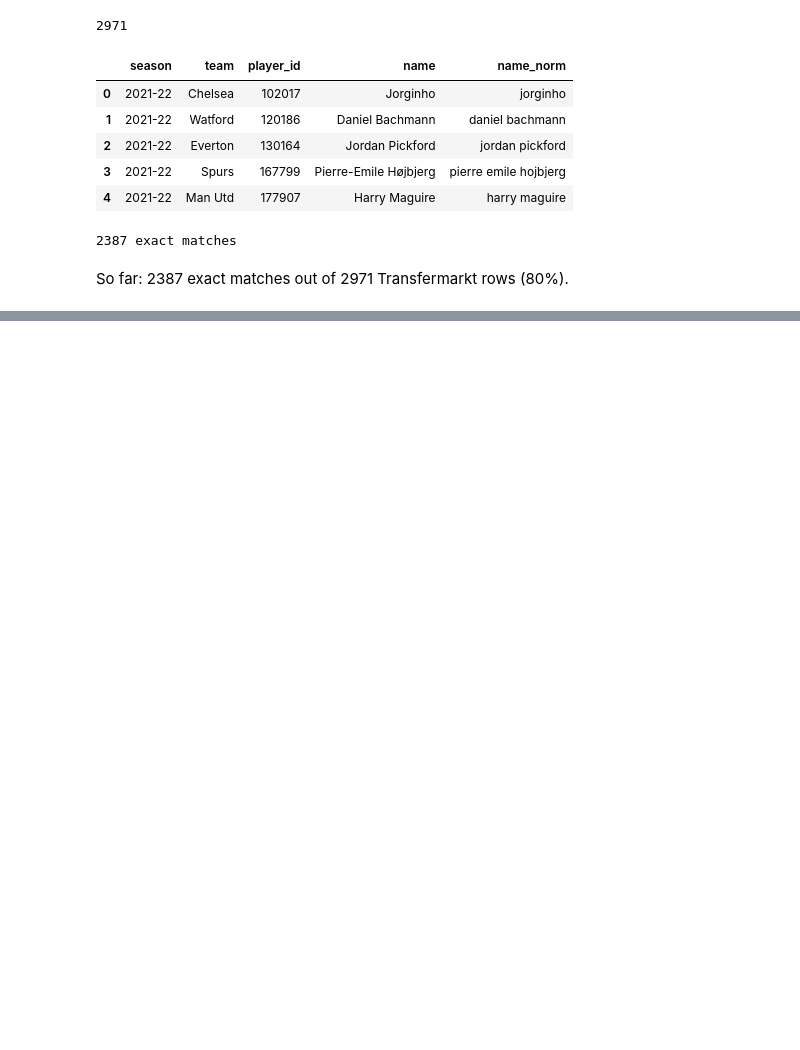
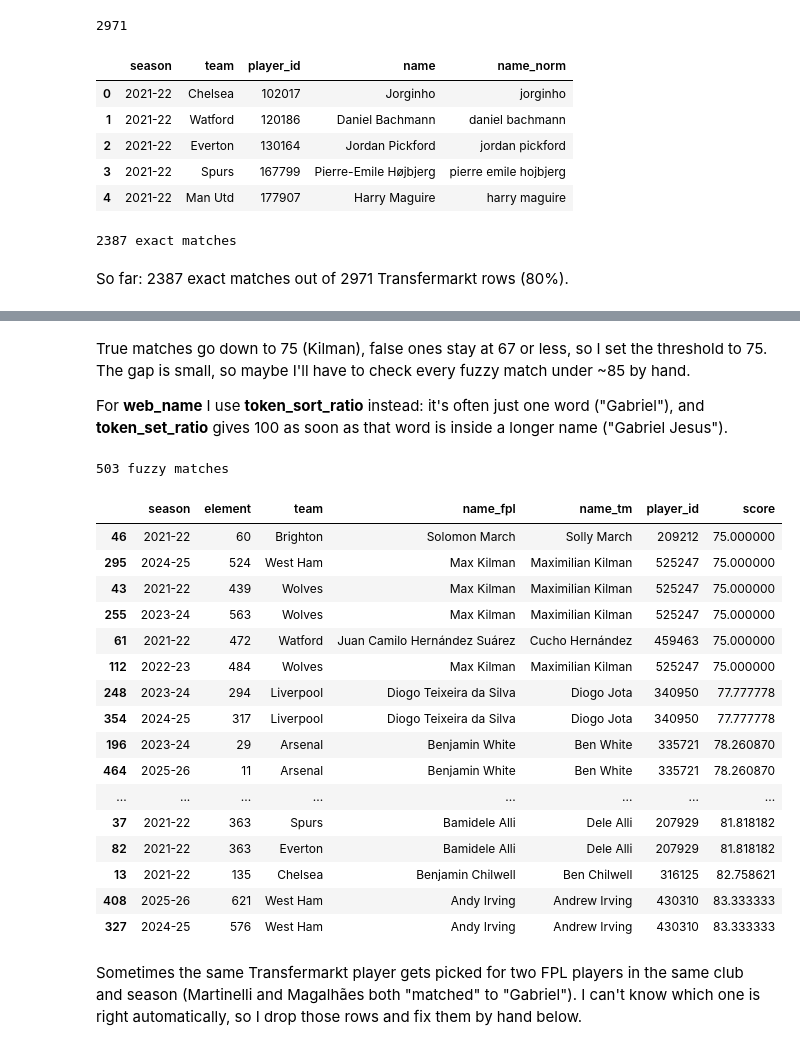
Before and after one commit to b-aissa/scoutpl, a Jupyter notebook: notebooks/02_matching.ipynb, the cells around one changed output, grey strips where cells are left out. Drawn from its saved outputs; the diff is of its cells as text; code cells hidden in the pictures; blank space fills up the shorter version.

Commit message:
Add fuzzy name matching and fixing ambiguous Gabriels by hand

```diff
--- a/notebooks/02_matching.ipynb
+++ b/notebooks/02_matching.ipynb
@@ -217,0 +246,57 @@ So far: 2387 exact matches out of 2971 Transfermarkt rows (80%).
+# %% [markdown]
+True matches go down to 75 (Kilman), false ones stay at 67 or less, so I set the threshold to 75. The gap is small, so maybe I'll have to check every fuzzy match under ~85 by hand.
+
+For **web_name** I use **token_sort_ratio** instead: it's often just one word ("Gabriel"), and **token_set_ratio** gives 100 as soon as that word is inside a longer name ("Gabriel Jesus").
+# %%
+# FPL rows and TM rows not matched exactly yet
+matched_fpl = exact[["season", "element", "team"]]
+matched_tm = exact[["season", "team", "player_id"]]
+
+fpl_left = fpl_side.merge(matched_fpl, how="left", indicator=True)
+fpl_left = fpl_left[fpl_left["_merge"] == "left_only"].drop(columns="_merge")
+
+tm_left = tm_side.merge(matched_tm, how="left", indicator=True)
+tm_left = tm_left[tm_left["_merge"] == "left_only"].drop(columns="_merge")
+
+LIMIT = 75
+
+fuzzy_rows = []
+for _, p in fpl_left.iterrows():
+    # candidates: same season and club only
+    candidates = tm_left[(tm_left["season"] == p["season"]) & (tm_left["team"] == p["team"])]
+    best_id, best_score, best_name = None, 0, None
+    for _, c in candidates.iterrows():
+        # best of full name and web_name
+        score = max(fuzz.token_set_ratio(p["name_norm"], c["name_norm"]),
+                    fuzz.token_sort_ratio(p["web_norm"], c["name_norm"]))  # stricter for short names
+        if score > best_score:
+            best_id, best_score, best_name = c["player_id"], score, c["name"]
+    if best_score >= LIMIT:
+        fuzzy_rows.append({"season": p["season"], "element": p["element"], "team": p["team"],
+                           "name_fpl": p["name"], "name_tm": best_name,
+                           "player_id": best_id, "score": best_score})
+
+fuzzy = pd.DataFrame(fuzzy_rows)
+print(len(fuzzy), "fuzzy matches")
+fuzzy.sort_values("score").head(20)  # lowest scores firstt to check these by hand (all correct, except the Gabriels)
+# %% [output]
+503 fuzzy matches
+|  | season | element | team | name_fpl | name_tm | player_id | score |
+| 46 | 2021-22 | 60 | Brighton | Solomon March | Solly March | 209212 | 75.000000 |
+| 295 | 2024-25 | 524 | West Ham | Max Kilman | Maximilian Kilman | 525247 | 75.000000 |
+| 43 | 2021-22 | 439 | Wolves | Max Kilman | Maximilian Kilman | 525247 | 75.000000 |
+| 255 | 2023-24 | 563 | Wolves | Max Kilman | Maximilian Kilman | 525247 | 75.000000 |
+| 61 | 2021-22 | 472 | Watford | Juan Camilo Hernández Suárez | Cucho Hernández | 459463 | 75.000000 |
+| 112 | 2022-23 | 484 | Wolves | Max Kilman | Maximilian Kilman | 525247 | 75.000000 |
+| 248 | 2023-24 | 294 | Liverpool | Diogo Teixeira da Silva | Diogo Jota | 340950 | 77.777778 |
+| 354 | 2024-25 | 317 | Liverpool | Diogo Teixeira da Silva | Diogo Jota | 340950 | 77.777778 |
+| 196 | 2023-24 | 29 | Arsenal | Benjamin White | Ben White | 335721 | 78.260870 |
+| 464 | 2025-26 | 11 | Arsenal | Benjamin White | Ben White | 335721 | 78.260870 |
+| ... | ... | ... | ... | ... | ... | ... | ... |
+| 37 | 2021-22 | 363 | Spurs | Bamidele Alli | Dele Alli | 207929 | 81.818182 |
+| 82 | 2021-22 | 363 | Everton | Bamidele Alli | Dele Alli | 207929 | 81.818182 |
+| 13 | 2021-22 | 135 | Chelsea | Benjamin Chilwell | Ben Chilwell | 316125 | 82.758621 |
+| 408 | 2025-26 | 621 | West Ham | Andy Irving | Andrew Irving | 430310 | 83.333333 |
+| 327 | 2024-25 | 576 | West Ham | Andy Irving | Andrew Irving | 430310 | 83.333333 |
+# %% [markdown]
+Sometimes the same Transfermarkt player gets picked for two FPL players in the same club and season (Martinelli and Magalhães both "matched" to "Gabriel"). I can't know which one is right automatically, so I drop those rows and fix them by hand below.
```
Also changed, not shown: parts of 5 cells of this notebook.
